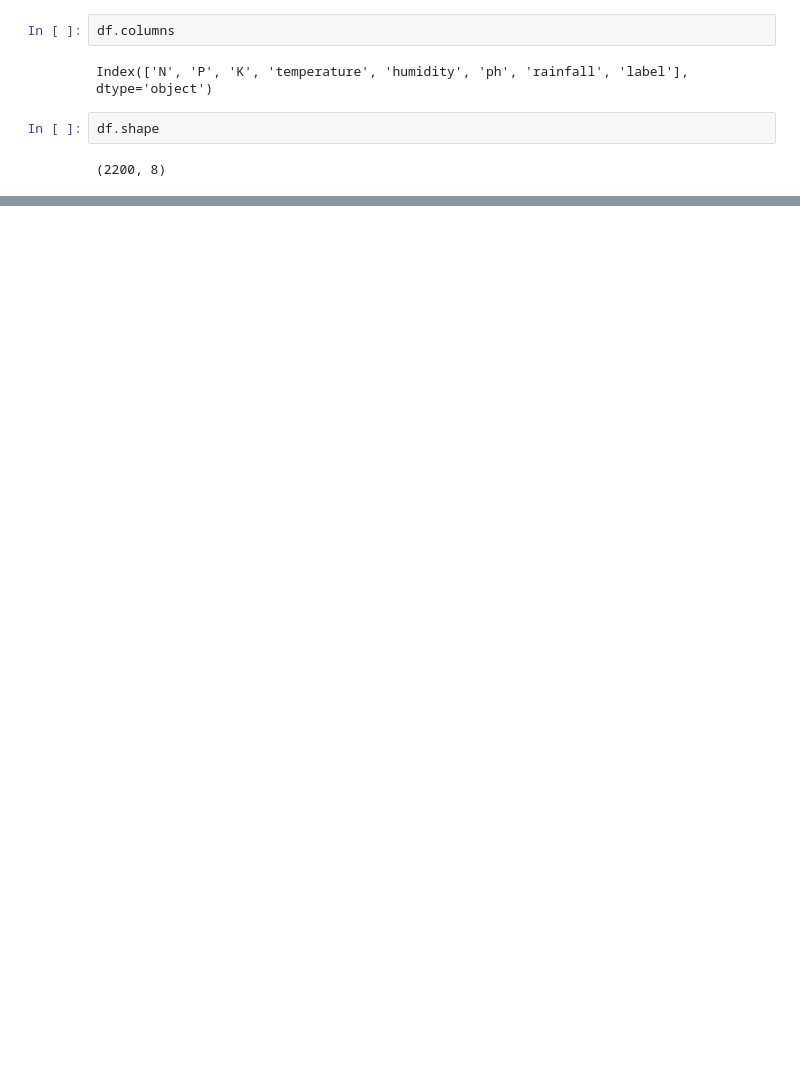
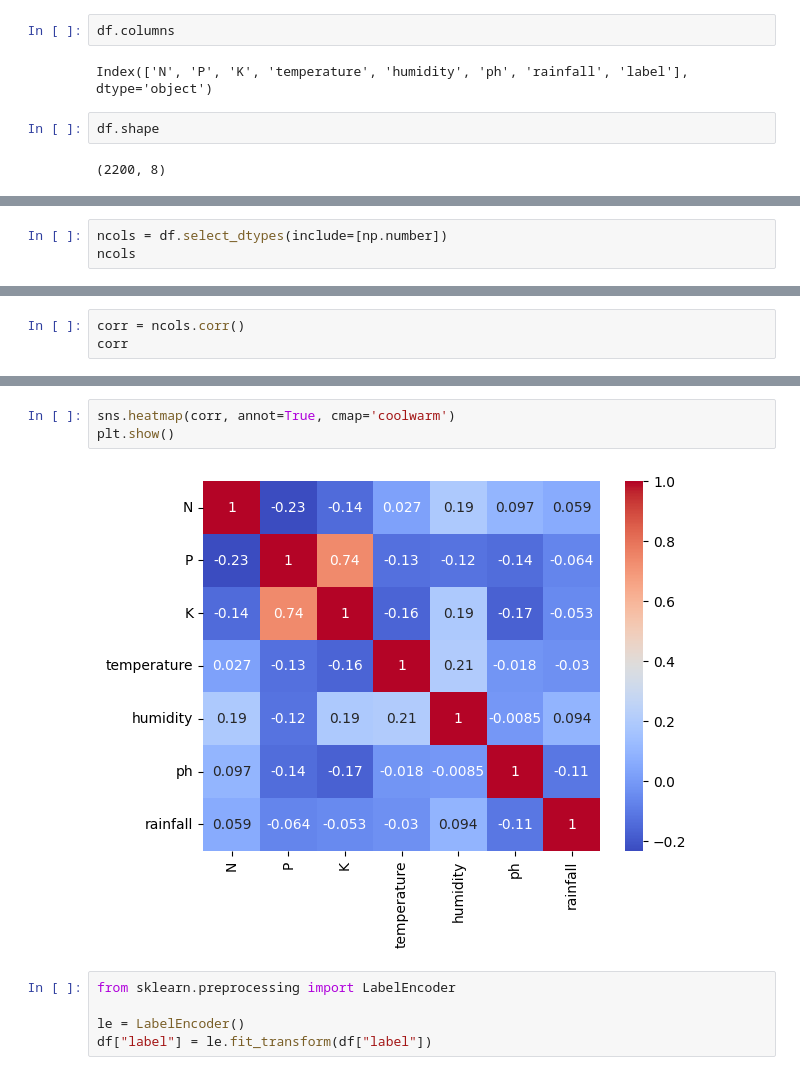
Before and after one commit to ArvindGavande/Edunet, a Jupyter notebook: Crop.ipynb, the cells around one changed output, grey strips where cells are left out. Cells and saved outputs as stored; diff of their text form; blank space fills up the shorter version.

```diff
--- a/Crop.ipynb
+++ b/Crop.ipynb
@@ -99,0 +146,3 @@ Name: count, dtype: int64
+# %%
+ncols = df.select_dtypes(include=[np.number])
+ncols
@@ -99,0 +163,3 @@ Name: count, dtype: int64
+# %%
+corr = ncols.corr()
+corr
@@ -99,0 +175,10 @@ Name: count, dtype: int64
+# %%
+sns.heatmap(corr, annot=True, cmap='coolwarm')
+plt.show()
+# %% [output]
+[figure, added]
+# %%
+from sklearn.preprocessing import LabelEncoder
+
+le = LabelEncoder()
+df["label"] = le.fit_transform(df["label"])
```
Also changed, not shown: parts of 12 cells of this notebook.
